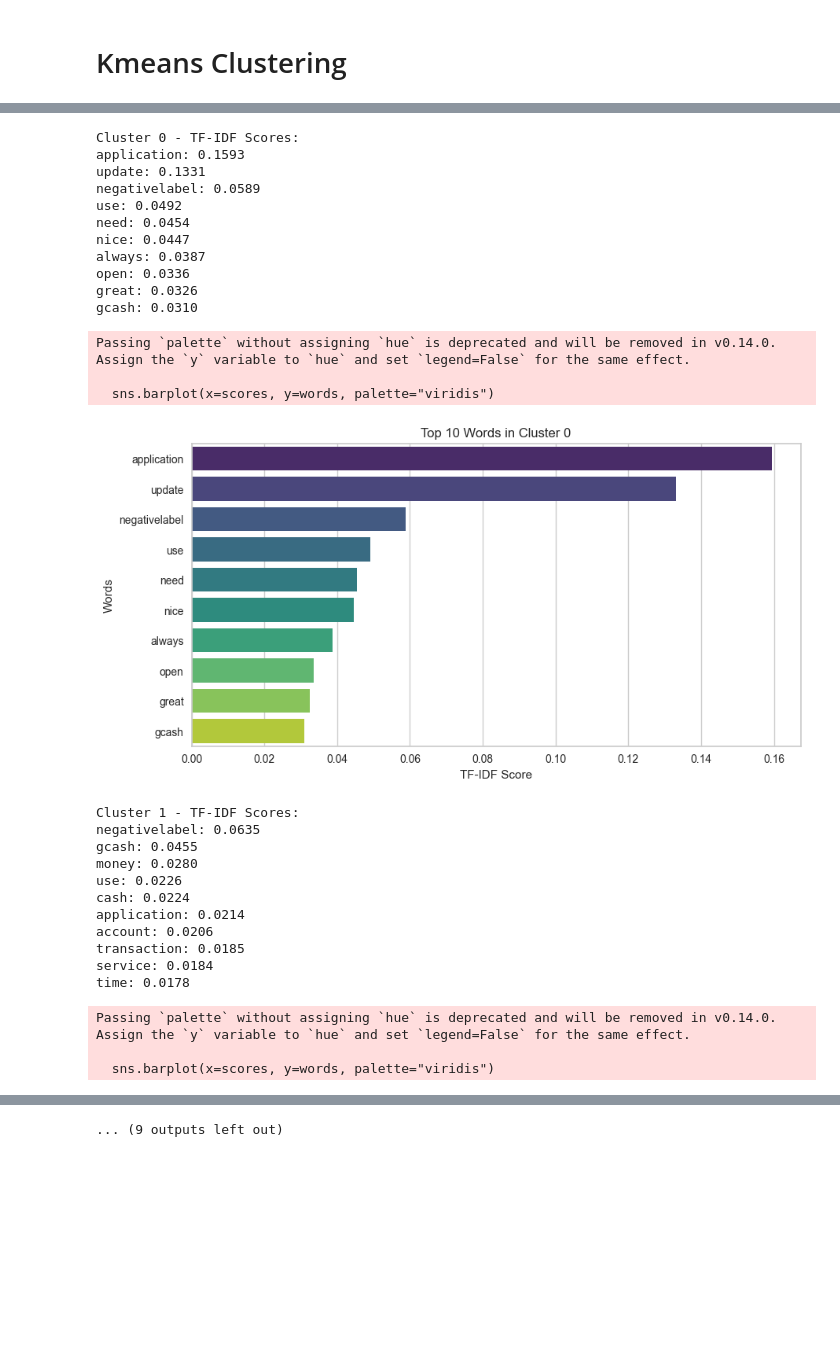
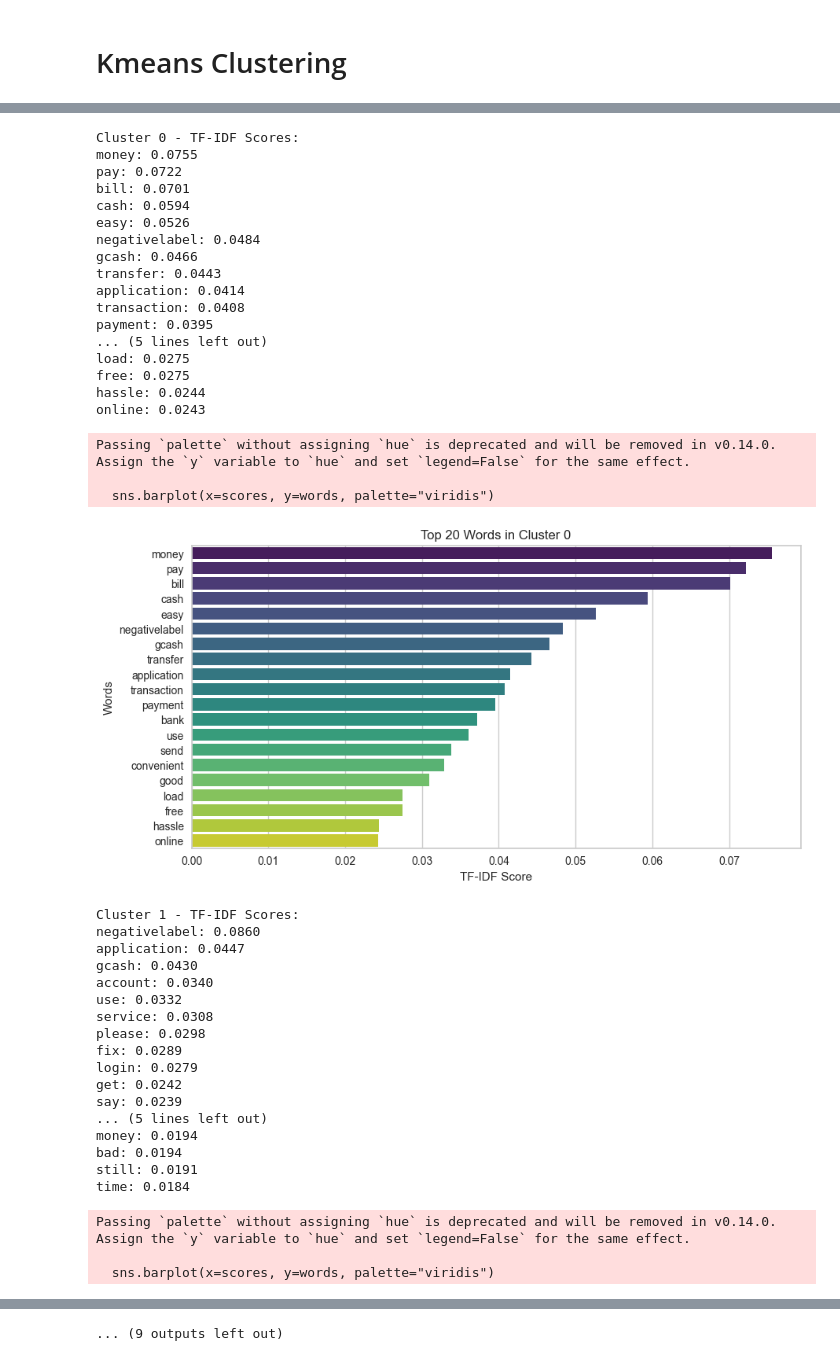
Before and after one commit to Nabizen/CCADMACL_PROJECT_COM222, a Jupyter notebook: gcash_clustering.ipynb, the cells around one changed output, grey strips where cells are left out. Drawn from its saved outputs; the diff is of its cells as text; code cells hidden in the pictures; blank space fills up the shorter version.

Commit message:
Removed clustering_test and added the changes to gcash_clustering

```diff
--- a/gcash_clustering.ipynb
+++ b/gcash_clustering.ipynb
@@ -302,14 +302,20 @@ plt.grid(True)
 plt.show()
 # %% [output]
 [figure]
+# %%
+import umap
+
+# umap_reducer = umap.UMAP(n_components=2, random_state=42)
+umap_reducer = umap.UMAP(n_components=2, n_neighbors=100, min_dist=0.05, random_state=42)
+X_umap = umap_reducer.fit_transform(X_svd)
 # %% [markdown]
 # Kmeans Clustering
 # %%
 from yellowbrick.cluster import KElbowVisualizer
 
 print('Elbow Method to determine the number of clusters to be formed:')
-Elbow_M = KElbowVisualizer(KMeans(max_iter=100, n_init='auto', init='k-means++', random_state=42), k=10)
-Elbow_M.fit(X_svd)
+Elbow_M = KElbowVisualizer(KMeans(max_iter=100, n_init='auto', init='k-means++', random_state=42), k=20)
+Elbow_M.fit(X_umap)
 Elbow_M.show()
 # %% [output]
 Elbow Method to determine the number of clusters to be formed:
@@ -316,8 +324,8 @@ Elbow Method to determine the number of clusters to be formed:
 # %%
 num_clusters = Elbow_M.elbow_value_
+
 kmeans = KMeans(n_clusters=num_clusters, random_state=42)
+df['cluster'] = kmeans.fit_predict(X_umap)
 
-df['cluster'] = kmeans.fit_predict(X_svd)
 kmeans_labels = kmeans.labels_
-
 df_copy['cluster'] = df['cluster']
@@ -344,62 +362,77 @@ df_copy
 terms = vectorizer.get_feature_names_out()
 
 # Inverse transform cluster centers back to TF-IDF space
-approx_tfidf = svd.inverse_transform(kmeans.cluster_centers_)
+# Compute cluster centers in the original X_svd space
+cluster_centers_svd = np.array([X_svd[kmeans_labels == i].mean(axis=0) for i in range(num_clusters)])
+approx_tfidf = svd.inverse_transform(cluster_centers_svd)
+
 
 def plot_top_words(cluster_index, top_n=10):
     if cluster_index >= num_clusters:
         return None
 
     term_frequencies = approx_tfidf[cluster_index]
 
     # Get top N words in this cluster
     sorted_indices = np.argsort(term_frequencies)[::-1][:top_n]
     words = [terms[i] for i in sorted_indices]
     scores = [term_frequencies[i] for i in sorted_indices]
 
     # Print scores array
     print(f"\nCluster {cluster_index} - TF-IDF Scores:")
     for word, score in zip(words, scores):
         print(f"{word}: {score:.4f}")  # Format to 4 decimal places
 
     # Plot bar chart
     plt.figure(figsize=(10, 5))
     sns.barplot(x=scores, y=words, palette="viridis")
     plt.xlabel("TF-IDF Score")
     plt.ylabel("Words")
     plt.title(f"Top {top_n} Words in Cluster {cluster_index}")
     plt.show()
 
 # Print & Plot words for each cluster
 for i in range(num_clusters):
-    plot_top_words(i, top_n=10)
+    plot_top_words(i, top_n=20)
 # %% [output]
 Cluster 0 - TF-IDF Scores:
-application: 0.1593
-update: 0.1331
-negativelabel: 0.0589
-use: 0.0492
-need: 0.0454
-nice: 0.0447
-always: 0.0387
-open: 0.0336
-great: 0.0326
-gcash: 0.0310
+money: 0.0755
+pay: 0.0722
+bill: 0.0701
+cash: 0.0594
+easy: 0.0526
+negativelabel: 0.0484
+gcash: 0.0466
+transfer: 0.0443
+application: 0.0414
+transaction: 0.0408
+payment: 0.0395
+... (5 lines left out)
+load: 0.0275
+free: 0.0275
+hassle: 0.0244
+online: 0.0243
 Passing `palette` without assigning `hue` is deprecated and will be removed in v0.14.0. Assign the `y` variable to `hue` and set `legend=False` for the same effect.
 
   sns.barplot(x=scores, y=words, palette="viridis")
-[figure, old version]
+[figure, new version]
 Cluster 1 - TF-IDF Scores:
-negativelabel: 0.0635
-gcash: 0.0455
-money: 0.0280
-use: 0.0226
-cash: 0.0224
-application: 0.0214
-account: 0.0206
-transaction: 0.0185
-service: 0.0184
-time: 0.0178
+negativelabel: 0.0860
+application: 0.0447
+gcash: 0.0430
+account: 0.0340
+use: 0.0332
+service: 0.0308
+please: 0.0298
+fix: 0.0289
+login: 0.0279
+get: 0.0242
+say: 0.0239
+... (5 lines left out)
+money: 0.0194
+bad: 0.0194
+still: 0.0191
+time: 0.0184
 Passing `palette` without assigning `hue` is deprecated and will be removed in v0.14.0. Assign the `y` variable to `hue` and set `legend=False` for the same effect.
 
   sns.barplot(x=scores, y=words, palette="viridis")
```
Also changed, not shown: parts of 20 cells of this notebook.
